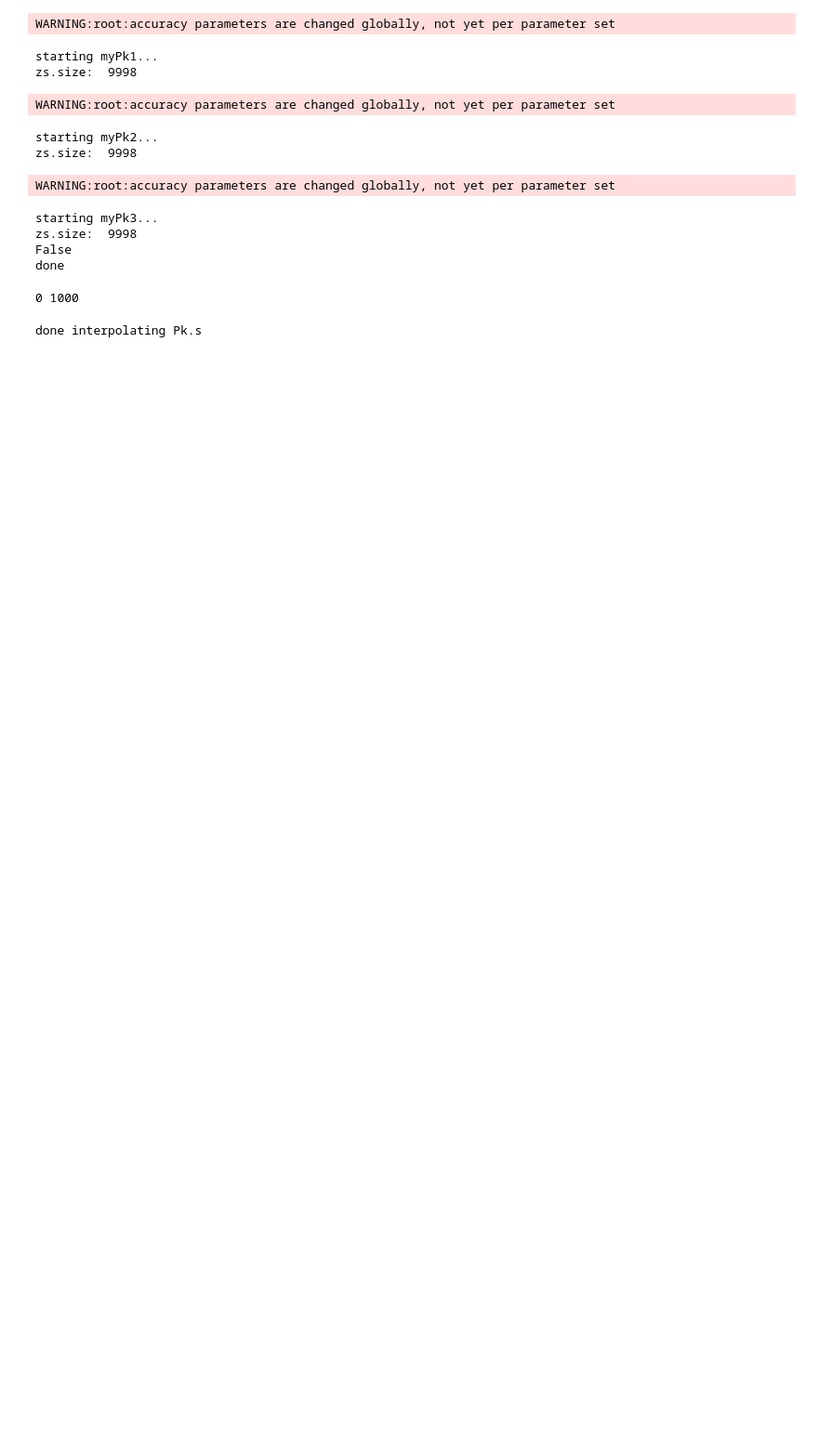
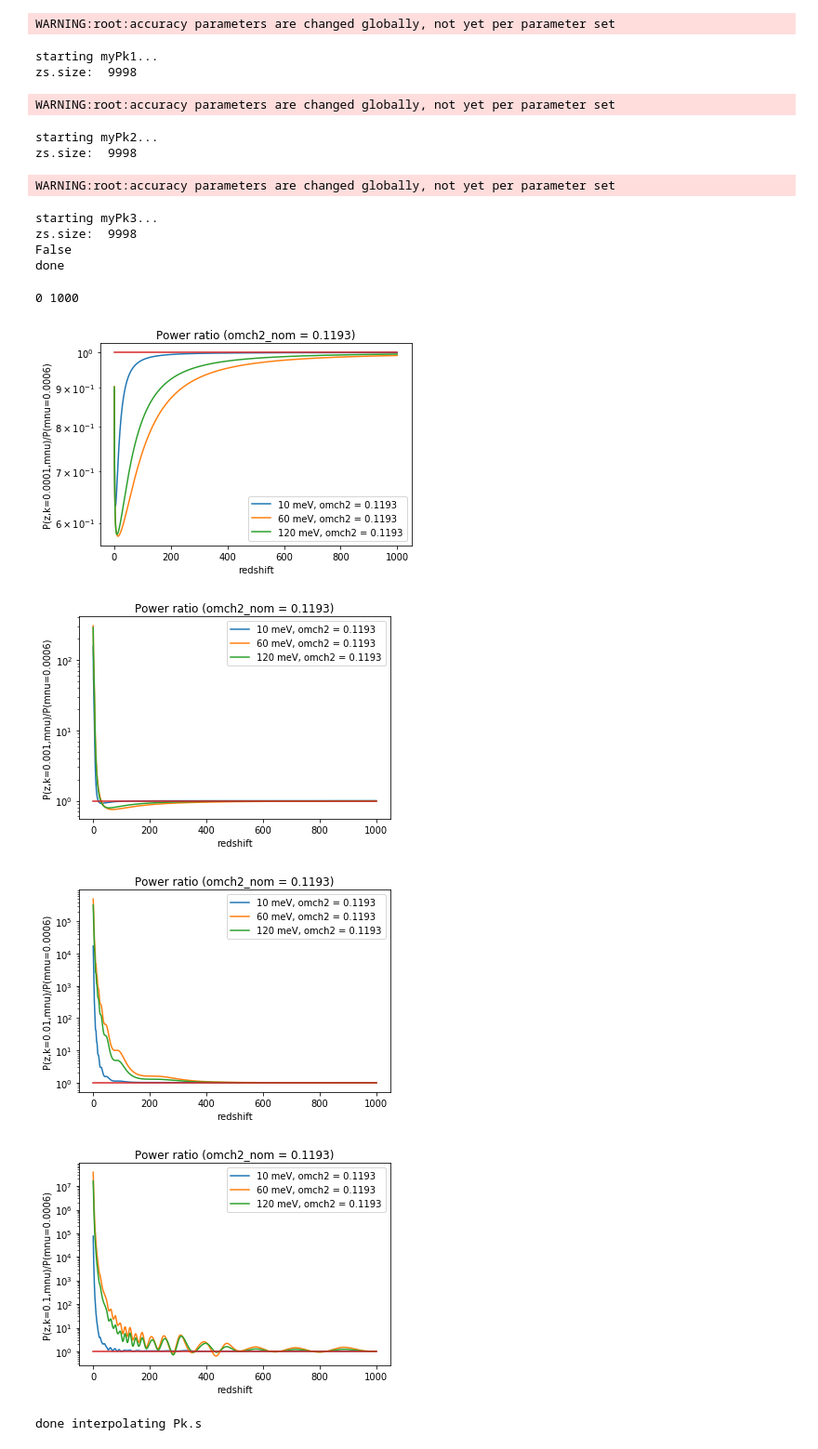
Before and after one commit to RIKnight/Fisher-Forecasting, a Jupyter notebook: Varying the Sum of Neutrino Masses.ipynb, the cells around one changed output. Shown at 93% size. Saved outputs shown, nothing was run; the diff lists cells and outputs as text; code cells hidden in the pictures; blank space fills up the shorter version.

```diff
--- a/Varying the Sum of Neutrino Masses.ipynb
+++ b/Varying the Sum of Neutrino Masses.ipynb
@@ -122,14 +134,3 @@ starting myPk3...
 zs.size:  9998
 False
 done
-# %%
-# Look at evolution of a large scale mode in the "oddly behaving" region
-myK = 5e-4
-zArray = np.arange(1001)
-print zArray[0],zArray[-1]
-P0 = myPk0.PK.P(zArray,myK)
-P1 = myPk1.PK.P(zArray,myK)
-P2 = myPk2.PK.P(zArray,myK)
-P3 = myPk3.PK.P(zArray,myK)
-# %% [output]
-0 1000
@@ -136,21 +153,49 @@ P3 = myPk3.PK.P(zArray,myK)
 # %%
+# Look at evolution of a large scale mode in the "oddly behaving" region
 # plot them as ratios
-%matplotlib qt
-plt.plot(zArray,P1/P0,label=labels[0]+', omch2 = {0}'.format(omch2_1))
-plt.plot(zArray,P2/P0,label=labels[1]+', omch2 = {0}'.format(omch2_2))
-plt.plot(zArray,P3/P0,label=labels[2]+', omch2 = {0}'.format(omch2_3))
-plt.plot([0,1000],[1,1])
-plt.xlabel('redshift')
-plt.ylabel('P(z,k={0},mnu)/P(mnu=0)'.format(myK))
-plt.title('Power ratio (omch2_nom = {0})'.format(omch2_0))
-#plt.xlim([-10,300])
-#plt.ylim([0.95,1.04])
-#plt.ylim([0.98,1.07])
-plt.xlim([0,15])
-#plt.ylim([0.955,1.01])
-plt.ylim([0.985,1.04])
-plt.legend()
-plt.show()
+%matplotlib inline
+
+#myK = 5e-4
+#myK = 1e-4
+#myK = 1e-3
+#myK = 1e-2
+#myK = 1e-1
+
+myKs = [1e-4,1e-3,1e-2,1e-1]
+zArray = np.arange(1001)
+print zArray[0],zArray[-1]
+
+for myK in myKs:
+    P0 = myPk0.PK.P(zArray,myK)
+    P1 = myPk1.PK.P(zArray,myK)
+    P2 = myPk2.PK.P(zArray,myK)
+    P3 = myPk3.PK.P(zArray,myK)
+
+    #plt.plot(zArray,P1/P0,label=labels[0]+', omch2 = {0}'.format(omch2_1))
+    #plt.plot(zArray,P2/P0,label=labels[1]+', omch2 = {0}'.format(omch2_2))
+    #plt.plot(zArray,P3/P0,label=labels[2]+', omch2 = {0}'.format(omch2_3))
+    plt.semilogy(zArray,P1/P0,label=labels[0]+', omch2 = {0}'.format(omch2_1))
+    plt.semilogy(zArray,P2/P0,label=labels[1]+', omch2 = {0}'.format(omch2_2))
+    plt.semilogy(zArray,P3/P0,label=labels[2]+', omch2 = {0}'.format(omch2_3))
+    plt.plot([0,1000],[1,1])
+    plt.xlabel('redshift')
+    plt.ylabel('P(z,k={0},mnu)/P(mnu={1})'.format(myK,mnu0))
+    plt.title('Power ratio (omch2_nom = {0})'.format(omch2_0))
+    #plt.xlim([-10,300])
+    #plt.ylim([0.95,1.04])
+    #plt.ylim([0.98,1.07])
+    #plt.ylim([0.999,1.019])
+    #plt.xlim([0,15])
+    #plt.ylim([0.955,1.01])
+    #plt.ylim([0.985,1.04])
+    plt.legend()
+    plt.show()
+# %% [output]
+0 1000
+[figure, added]
+[figure, added]
+[figure, added]
+[figure, added]
 # %%
 # Lloyd: why orders reversed?  Code seems to handle mnu0 and mnu not 0 very differently.
 # try a few more k values: one on transition, one in linear thy plateau; 1e-2, 1e-1 perhaps
```
Also changed, not shown: parts of 6 cells of this notebook, 3 other files.
